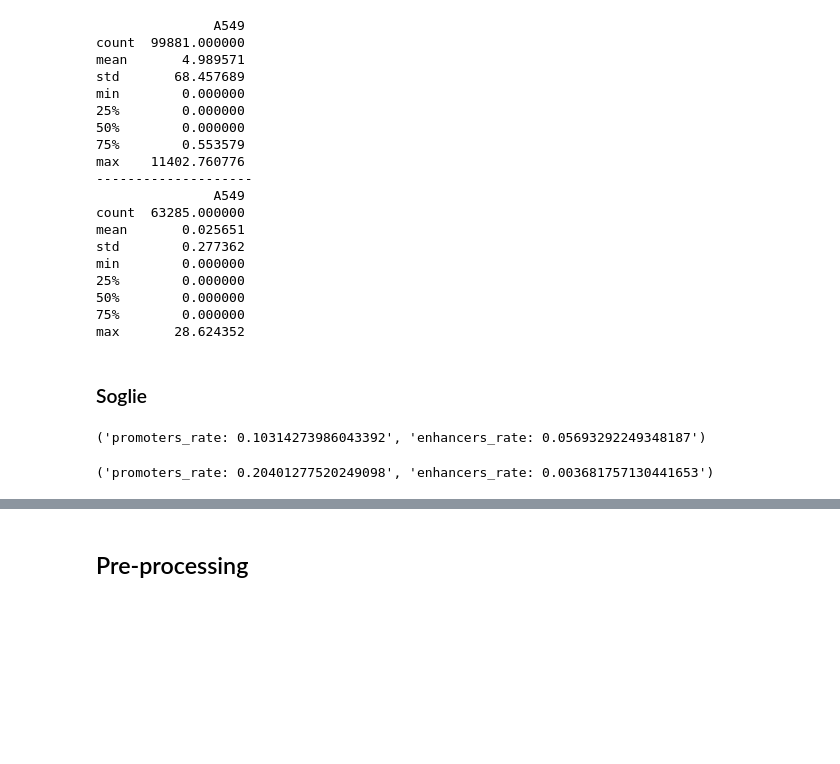
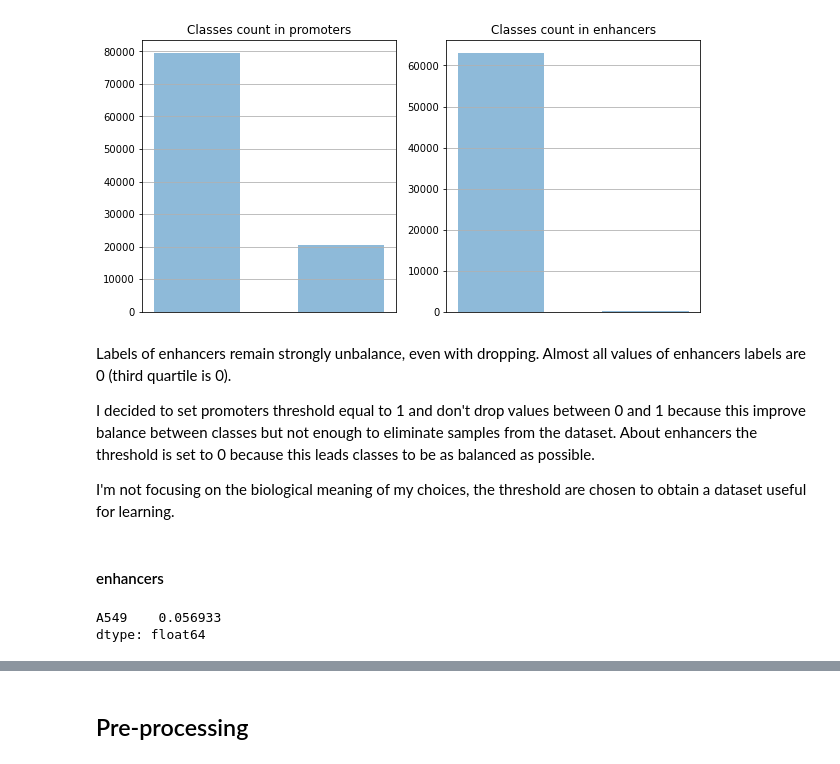
Before and after one commit to NaomiDemolli/Bioinformatics_project, a Jupyter notebook: code/project_complet.ipynb, the cells around one changed output, grey strips where cells are left out. Saved outputs shown, nothing was run; the diff lists cells and outputs as text; code cells hidden in the pictures; blank space fills up the shorter version.

```diff
--- a/code/project_complet.ipynb
+++ b/code/project_complet.ipynb
@@ -12,11 +108,6 @@ from epigenomic_dataset import active_promoters_vs_inactive_promoters
 # %%
-enhancers, enhancers_labels = active_enhancers_vs_inactive_enhancers(cell_line='A549')
-promoters, promoters_labels = active_promoters_vs_inactive_promoters(cell_line='A549')
-
-epigenomes = {
-    "promoters": promoters,
-    "enhancers": enhancers
-}
+enhancers, enhancers_labels = active_enhancers_vs_inactive_enhancers(cell_line='A549', binarize = True)
+promoters, promoters_labels = active_promoters_vs_inactive_promoters(cell_line='A549', binarize = True)
 
 labels = {
     "promoters": promoters_labels,
@@ -55,26 +115,0 @@ for axis, (region, lbl) in zip(axes, labels.items()):
-# %%
-print(promoters_labels.describe())
-print('-'*20)
-print(enhancers_labels.describe())
-# %% [output]
-               A549
-count  99881.000000
-mean       4.989571
-std       68.457689
-min        0.000000
-25%        0.000000
-50%        0.000000
-75%        0.553579
-max    11402.760776
---------------------
-               A549
-count  63285.000000
-mean       0.025651
-std        0.277362
-min        0.000000
-25%        0.000000
-50%        0.000000
-75%        0.000000
-max       28.624352
-# %% [markdown]
-### Soglie
@@ -87,8 +116,16 @@ def threshold_imbalance(pro_thre:int, enh_thre:int) -> tuple:
-# %%
-threshold_imbalance(5, 0)
-# %% [output]
-('promoters_rate: 0.10314273986043392', 'enhancers_rate: 0.05693292249348187')
-# %%
-threshold_imbalance(1, 1)
-# %% [output]
-('promoters_rate: 0.20401277520249098', 'enhancers_rate: 0.003681757130441653')
+# %%
+fig, axes = plt.subplots(ncols=2, figsize=(10, 5))
+
+for axis, (region, lbl) in zip(axes.ravel(), labels.items()):
+    lbl['A549'].astype(int).hist(ax=axis, bins=2, alpha=0.5, rwidth=0.6)
+    axis.set_title(f"Classes count in {region}")
+    axis.set_xticks([])
+# %% [output]
+[figure, added]
+# %% [markdown]
+Labels of enhancers remain strongly unbalance, even with dropping. Almost all values of enhancers labels are 0 (third quartile is 0).
+
+I decided to set promoters threshold equal to 1 and don't drop values between 0 and 1 because this improve balance between classes but not enough to eliminate samples from the dataset.
+About enhancers the threshold is set to 0 because this leads classes to be as balanced as possible.
+
+I'm not focusing on the biological meaning of my choices, the threshold are chosen to obtain a dataset useful for learning.
@@ -94,0 +140,2 @@ threshold_imbalance(1, 1)
+# %% [markdown]
+#### enhancers
@@ -94,0 +144,5 @@ threshold_imbalance(1, 1)
+# %%
+labels['enhancers'].mean()
+# %% [output]
+A549    0.056933
+dtype: float64
```
Also changed, not shown: parts of 37 cells of this notebook.
